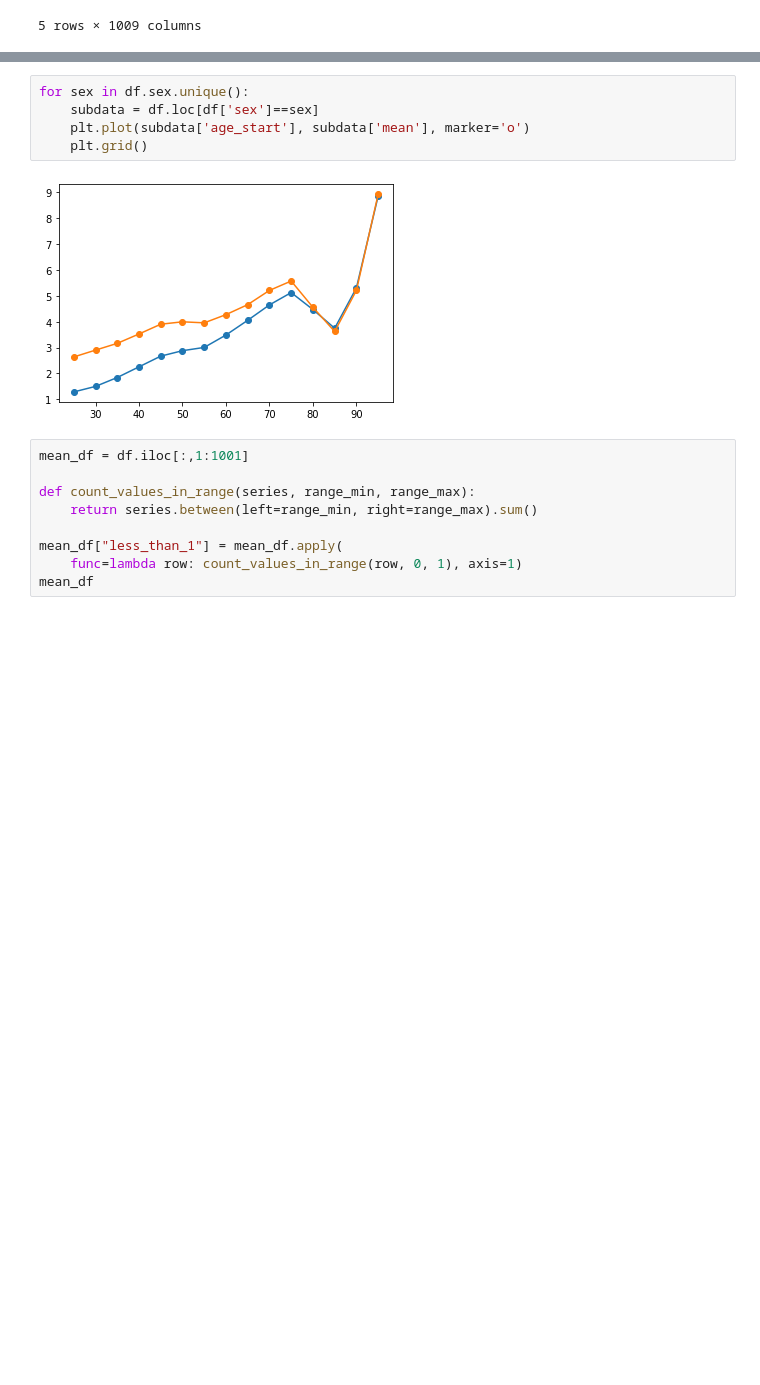
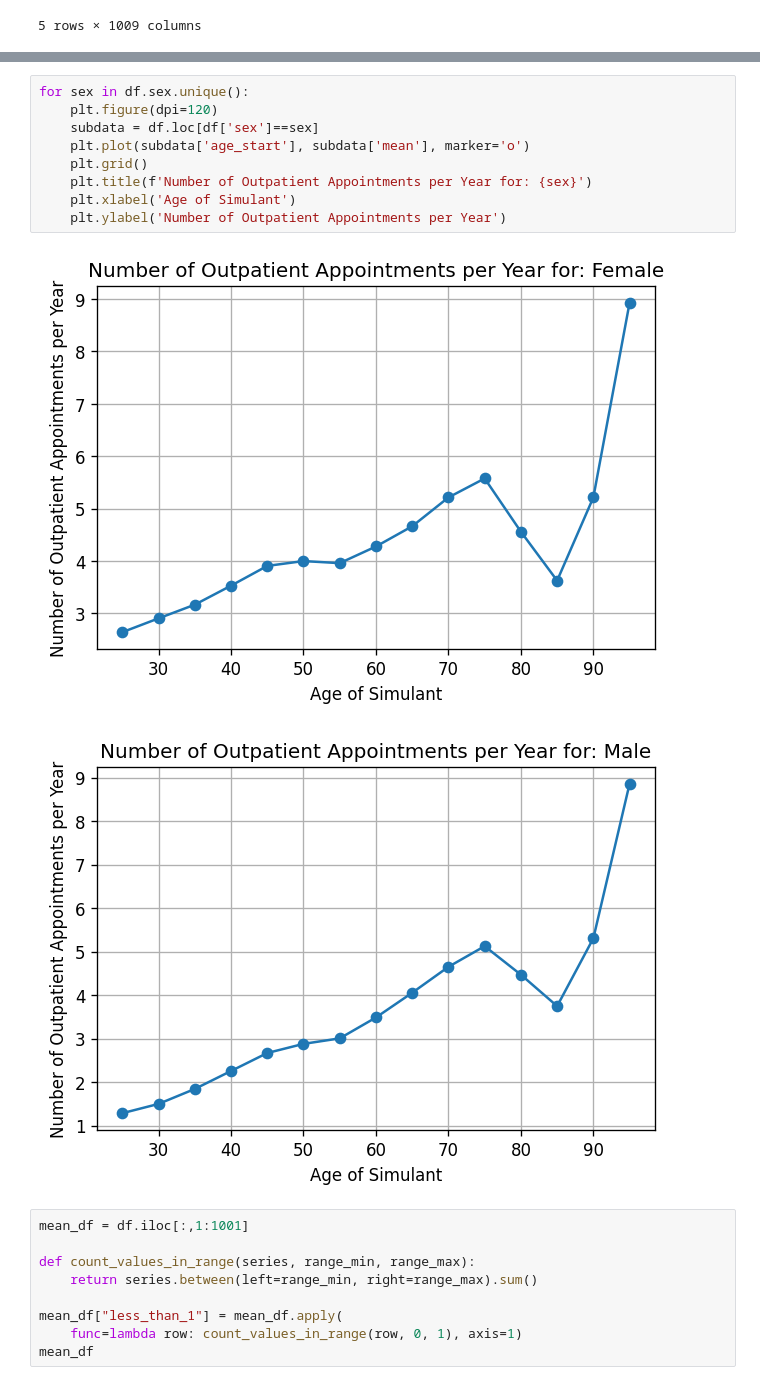
Before and after one commit to ihmeuw/vivarium_research_nih_us_cvd, a Jupyter notebook: outpatient_visits.ipynb, the cells around one changed output, grey strips where cells are left out. Cells and saved outputs as stored; diff of their text form; blank space fills up the shorter version.

```diff
--- a/outpatient_visits.ipynb
+++ b/outpatient_visits.ipynb
@@ -87,11 +87,16 @@ df.head()
 5 rows × 1011 columns
 # %%
 for sex in df.sex.unique():
+    plt.figure(dpi=120)
     subdata = df.loc[df['sex']==sex]
     plt.plot(subdata['age_start'], subdata['mean'], marker='o')
     plt.grid()
+    plt.title(f'Number of Outpatient Appointments per Year for: {sex}')
+    plt.xlabel('Age of Simulant')
+    plt.ylabel('Number of Outpatient Appointments per Year')
 # %% [output]
-[figure, old version]
+[figure, new version]
+[figure, added]
 # %%
 mean_df = df.iloc[:,1:1001]
 
```
Also changed, not shown: parts of 1 cell of this notebook, 2 other files.
